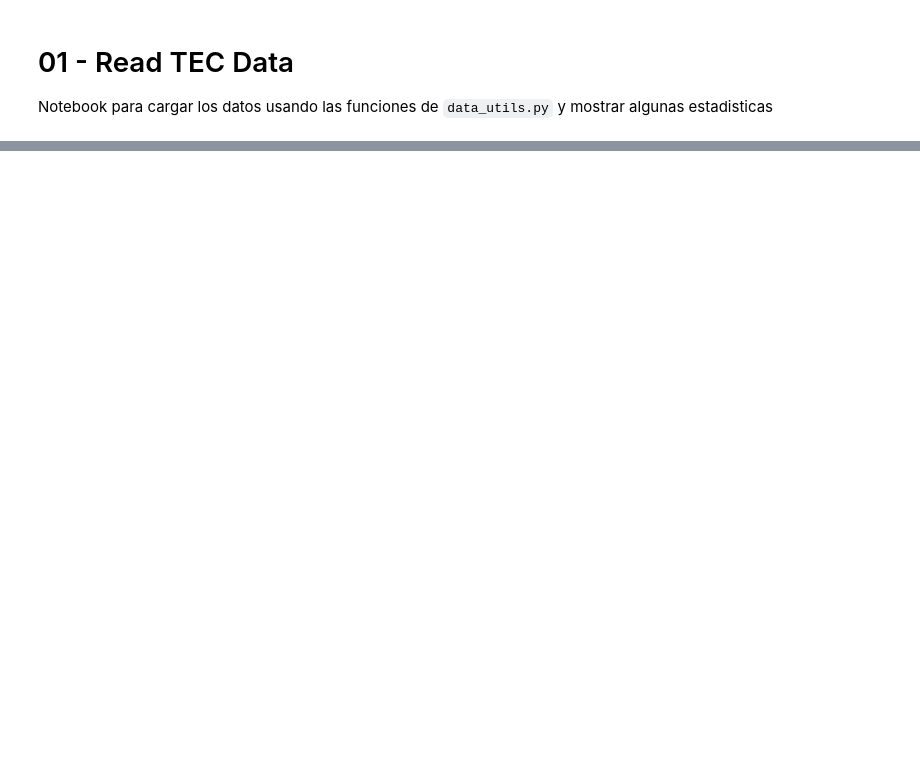
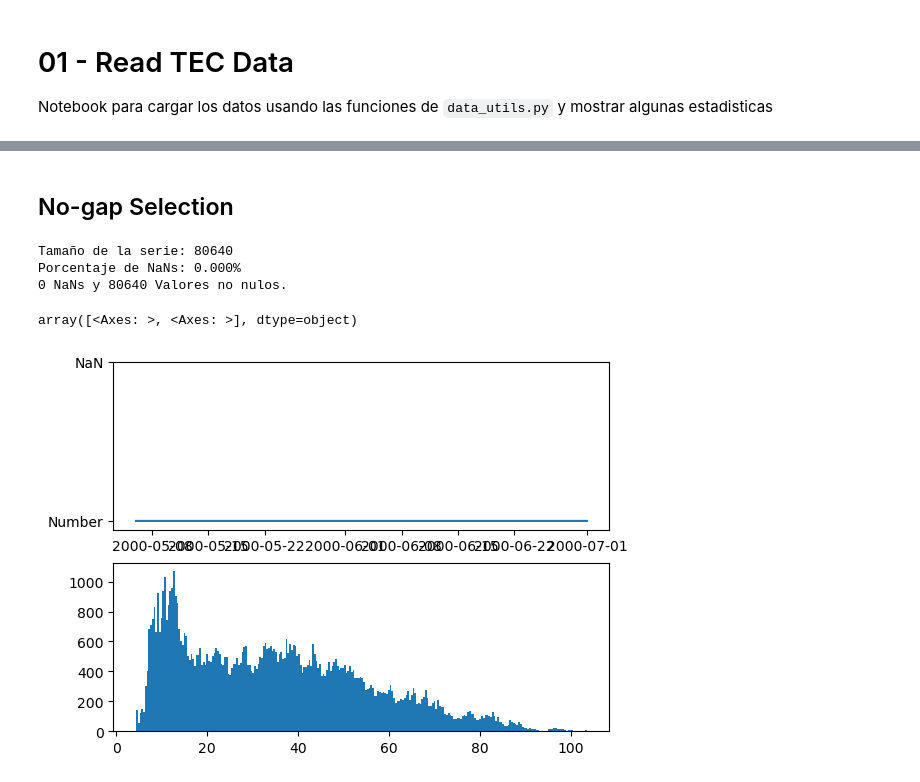
Before and after one commit to atuel96/cargar-estacion-tucu-tec, a Jupyter notebook: 01-read-TEC-data.ipynb, the cells around one changed output, grey strips where cells are left out. Saved outputs shown, nothing was run; the diff lists cells and outputs as text; code cells hidden in the pictures; blank space fills up the shorter version.

```diff
--- a/01-read-TEC-data.ipynb
+++ b/01-read-TEC-data.ipynb
@@ -63,0 +58,11 @@ plt.plot(daily_average.index, daily_average.TEC)
+# %% [markdown]
+## No-gap Selection
+# %%
+tec_selection = tec.loc[f"{year}-05-06":f"{year}-06"]
+data_utils.basic_stats(tec_selection.tec)
+# %% [output]
+Tamaño de la serie: 80640
+Porcentaje de NaNs: 0.000%
+0 NaNs y 80640 Valores no nulos.
+array([<Axes: >, <Axes: >], dtype=object)
+[figure, added]
```
Also changed, not shown: parts of 11 cells of this notebook, 1 other file.
